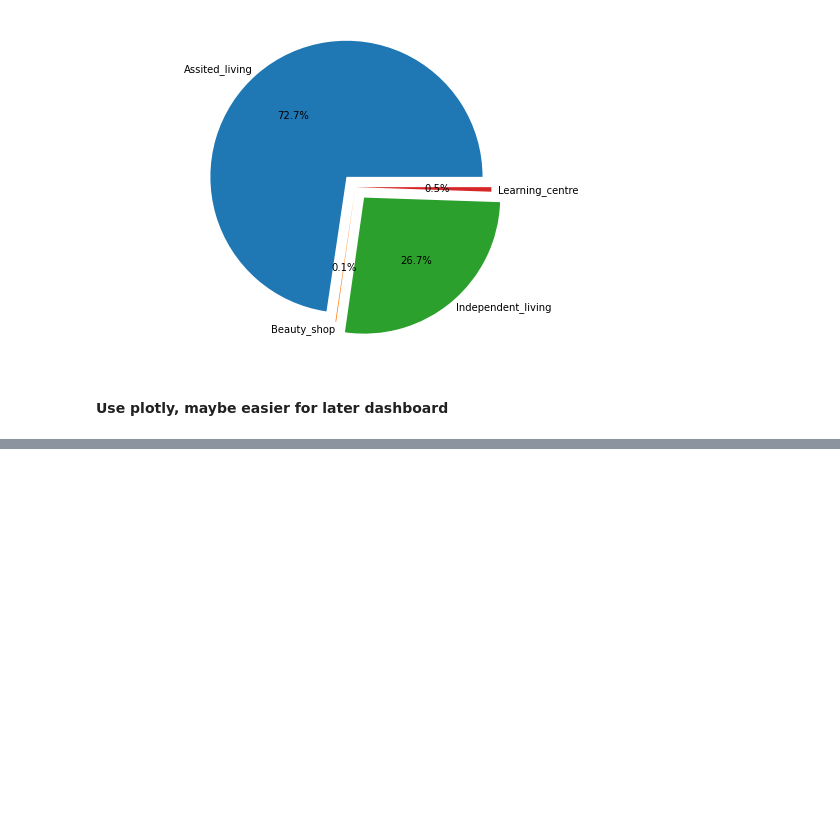
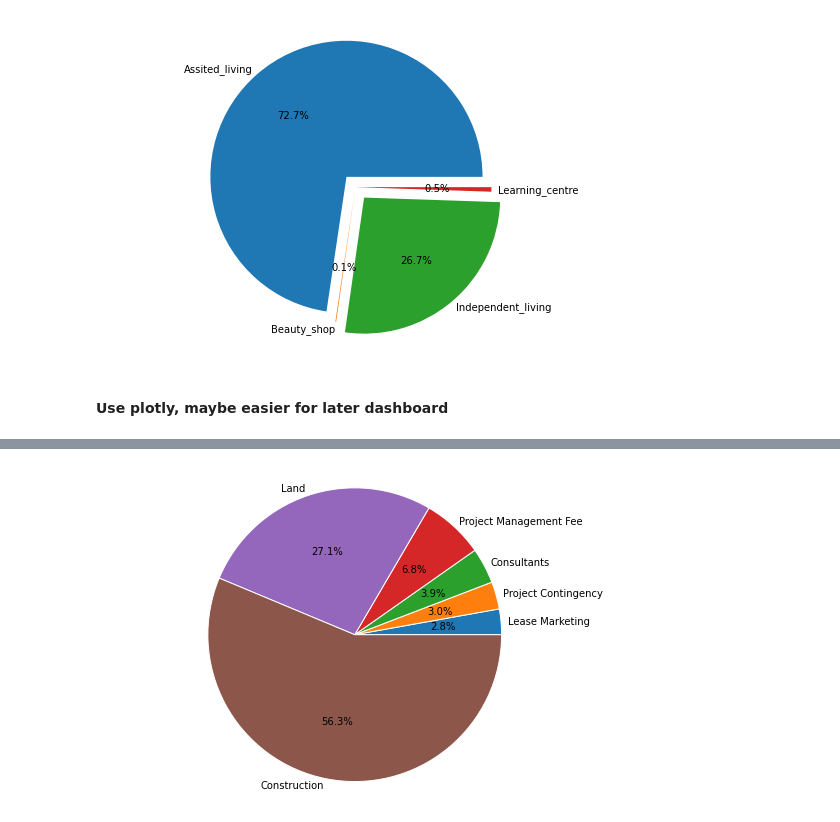
Before and after one commit to Boson-data-solution/ATL-Financial-Viz, a Jupyter notebook: eda/EDA.ipynb, the cells around one changed output, grey strips where cells are left out. Cells and saved outputs as stored; diff of their text form; code cells hidden in the pictures; blank space fills up the shorter version.

```diff
--- a/eda/EDA.ipynb
+++ b/eda/EDA.ipynb
@@ -190,0 +260,9 @@ fig.show()
+# %%
+plt.figure(figsize=(9,6))
+pos_grouped_cost = grouped_cost[grouped_cost['Cost'] > 0]
+plt.pie(pos_grouped_cost.Cost, labels=pos_grouped_cost.index, autopct='%1.1f%%',
+        labeldistance=1.05, wedgeprops=dict( edgecolor='w'))
+plt.axis('equal')
+plt.show()
+# %% [output]
+[figure, added]
```
Also changed, not shown: parts of 18 cells of this notebook.
